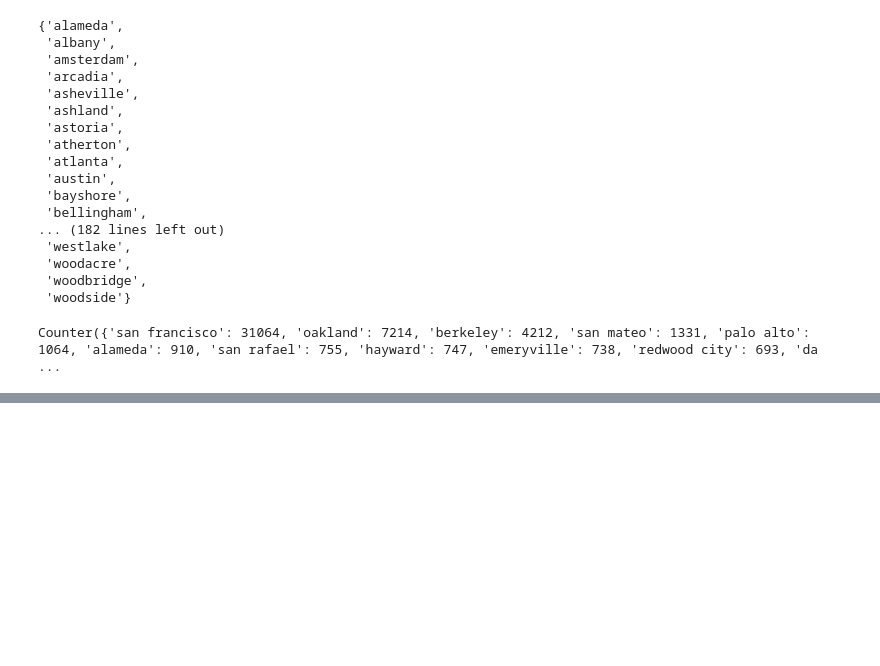
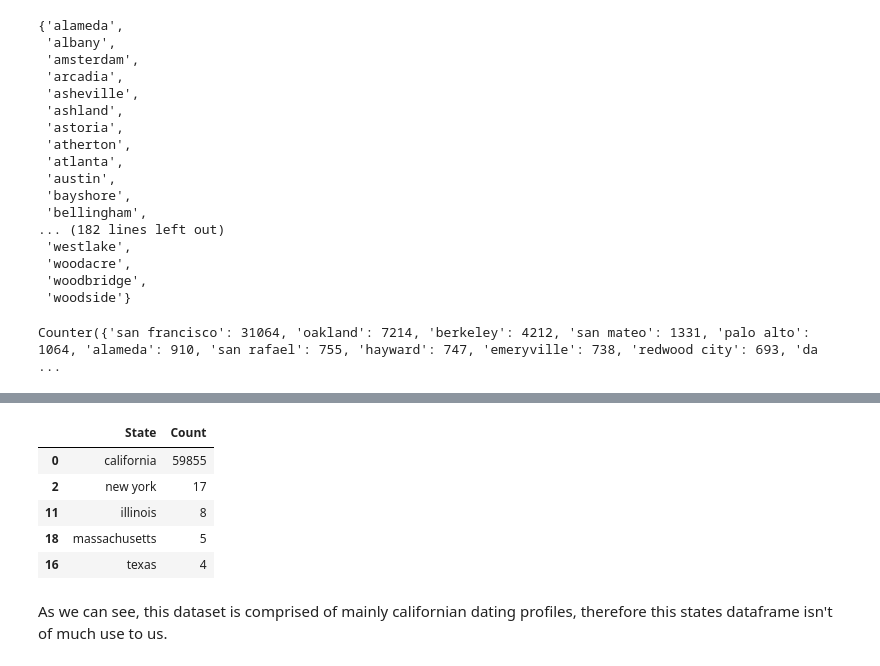
Before and after one commit to brianellis1997/DateAScientist, a Jupyter notebook: date-a-scientist.ipynb, the cells around one changed output, grey strips where cells are left out. Saved outputs shown, nothing was run; the diff lists cells and outputs as text; code cells hidden in the pictures; blank space fills up the shorter version.

```diff
--- a/date-a-scientist.ipynb
+++ b/date-a-scientist.ipynb
@@ -292,0 +305,12 @@ Counter({'san francisco': 31064, 'oakland': 7214, 'berkeley': 4212, 'san mateo':
+# %%
+# Sort by most common states
+states_df.sort_values('Count', ascending=False).head()
+# %% [output]
+|  | State | Count |
+| 0 | california | 59855 |
+| 2 | new york | 17 |
+| 11 | illinois | 8 |
+| 18 | massachusetts | 5 |
+| 16 | texas | 4 |
+# %% [markdown]
+As we can see, this dataset is comprised of mainly californian dating profiles, therefore this states dataframe isn't of much use to us.
```
Also changed, not shown: parts of 10 cells of this notebook.
